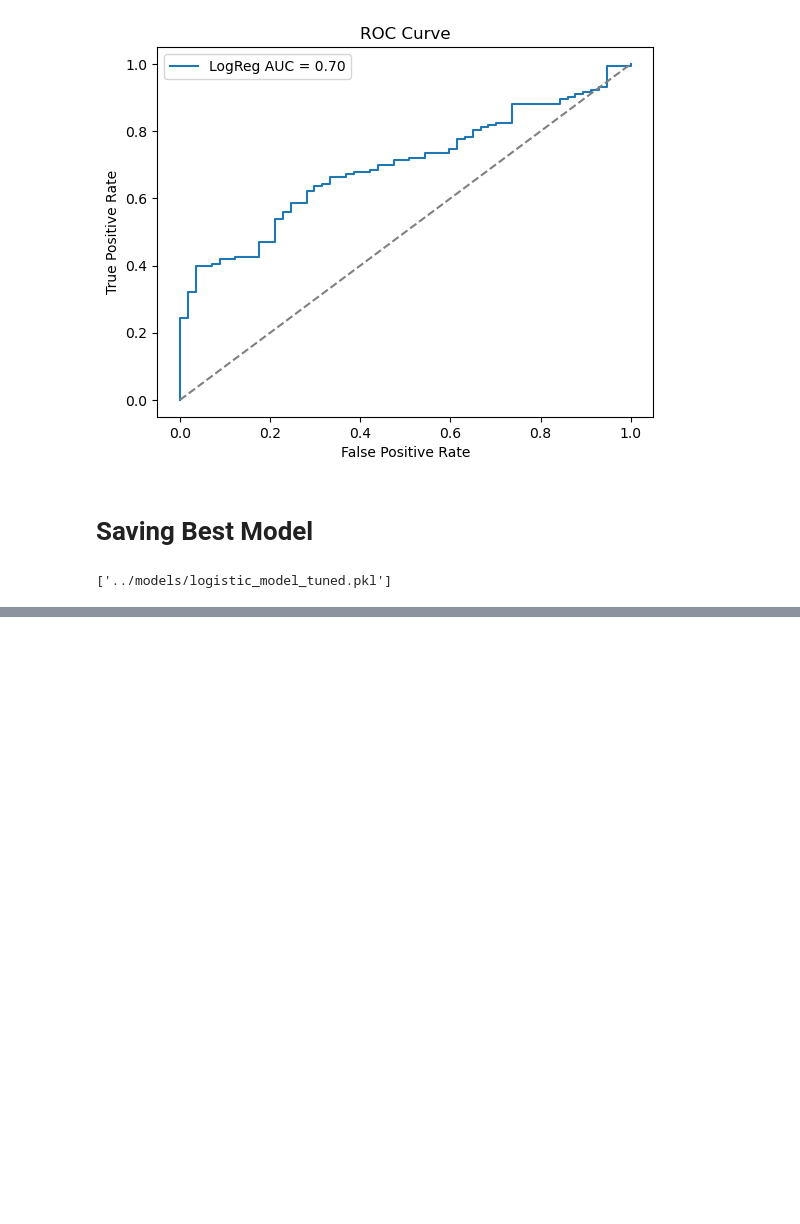
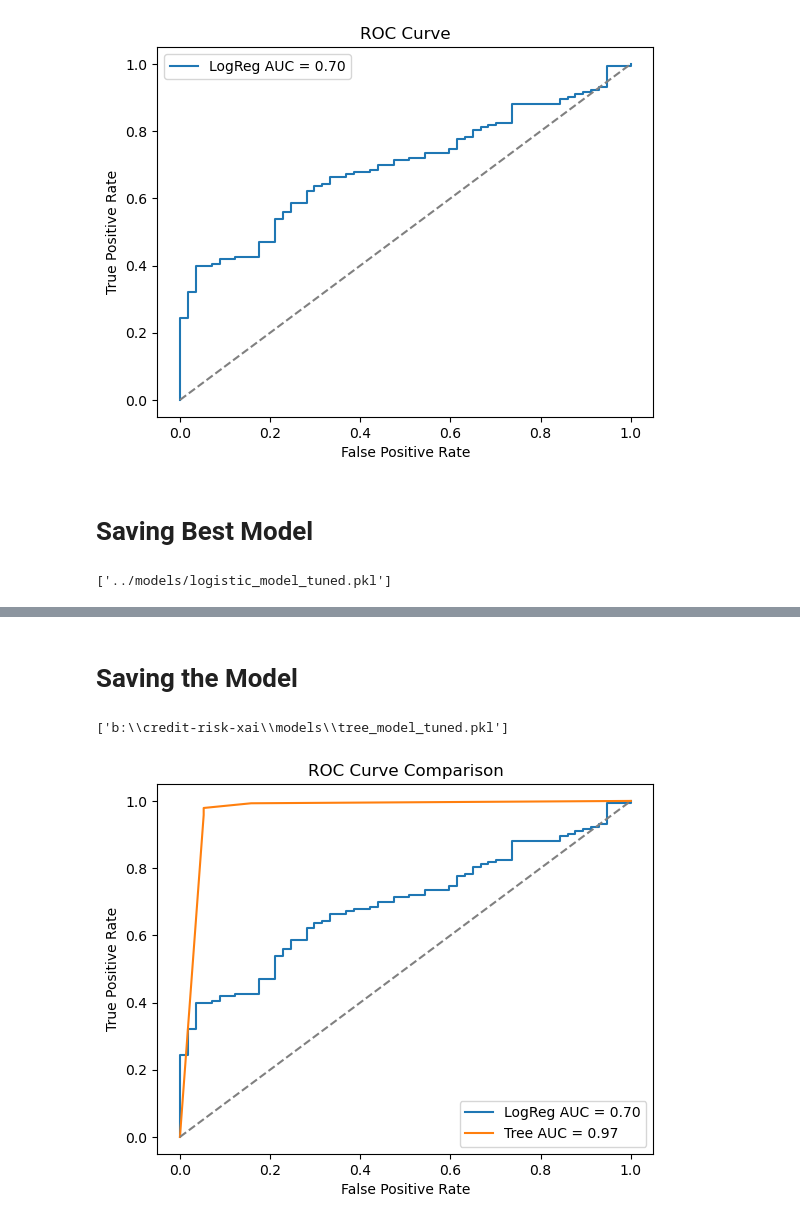
Before and after one commit to yasaswinpalukuri/credit-risk-xai, a Jupyter notebook: notebooks/model_tuning.ipynb, the cells around one changed output, grey strips where cells are left out. Cells and saved outputs as stored; diff of their text form; code cells hidden in the pictures; blank space fills up the shorter version.

```diff
--- a/notebooks/model_tuning.ipynb
+++ b/notebooks/model_tuning.ipynb
@@ -94,0 +149,24 @@ joblib.dump(best_model, '../models/logistic_model_tuned.pkl')
+# %% [markdown]
+# Saving the Model
+# %%
+import joblib
+joblib.dump(best_tree, os.path.join(output_path, "tree_model_tuned.pkl"))
+# %% [output]
+['b:\\credit-risk-xai\\models\\tree_model_tuned.pkl']
+# %%
+# ROC curve for logistic regression
+fpr_lr, tpr_lr, _ = roc_curve(y_test, grid_lr.best_estimator_.predict_proba(X_test)[:, 1])
+auc_lr = roc_auc_score(y_test, grid_lr.best_estimator_.predict_proba(X_test)[:, 1])
+auc_dt = roc_auc_score(y_test, y_proba_dt)
+
+plt.plot(fpr_lr, tpr_lr, label='LogReg AUC = {:.2f}'.format(auc_lr))
+plt.plot(fpr_dt, tpr_dt, label='Tree AUC = {:.2f}'.format(auc_dt))
+plt.plot([0, 1], [0, 1], '--', color='gray')
+plt.title("ROC Curve Comparison")
+plt.xlabel("False Positive Rate")
+plt.ylabel("True Positive Rate")
+plt.legend()
+plt.savefig(os.path.join(output_path, "roc_curve_comparison.png"))
+plt.show()
+# %% [output]
+[figure, added]
```
Also changed, not shown: parts of 10 cells of this notebook, 1 other file.
